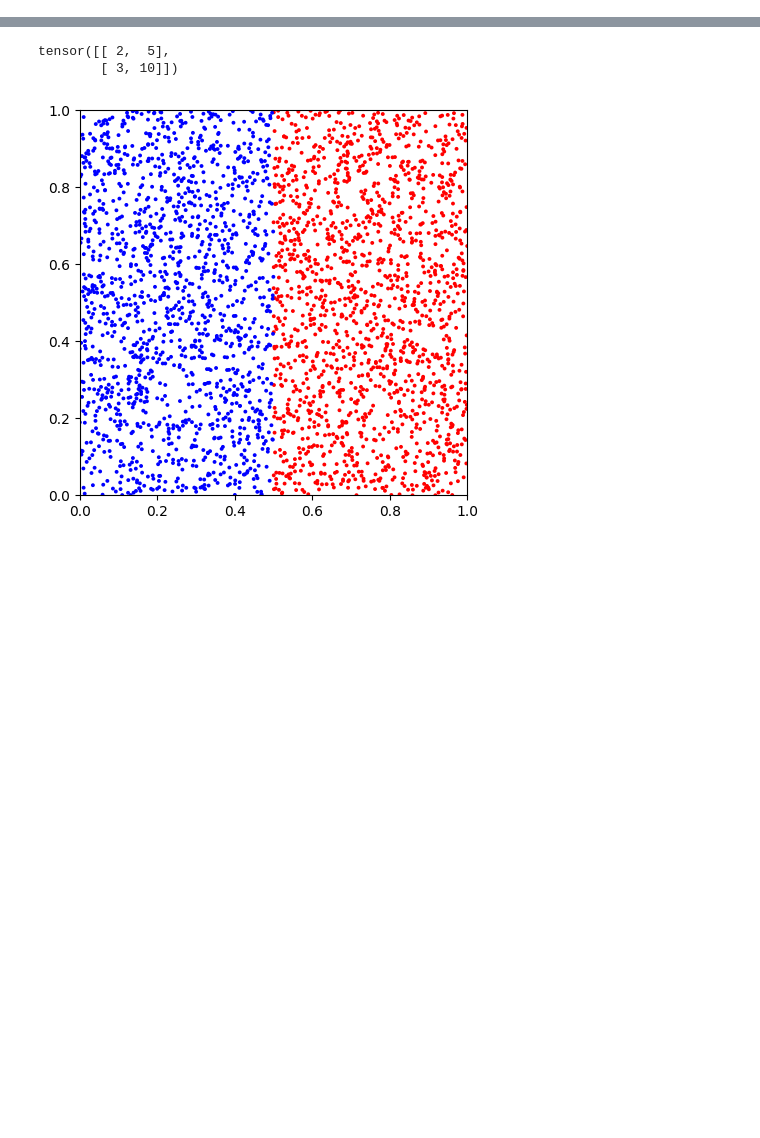
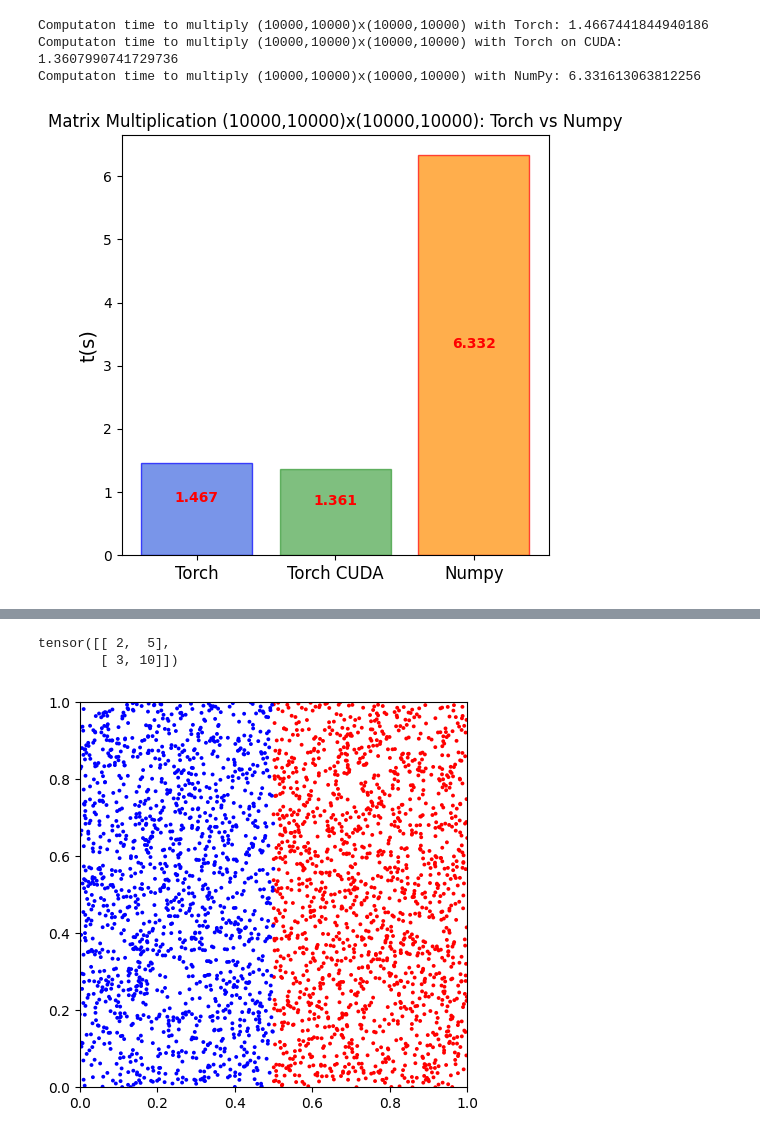
Before and after one commit to mirko-leccese/Science-with-Python-Library, a Jupyter notebook: physics/thermodynamics/maxwell-boltzmann_with_torch.ipynb, the cells around one changed output, grey strips where cells are left out. Cells and saved outputs as stored; diff of their text form; code cells hidden in the pictures; blank space fills up the shorter version.

Commit message:
add brief torch tutorial

```diff
--- a/physics/thermodynamics/boltzmann_gpu.ipynb
+++ b/physics/thermodynamics/maxwell-boltzmann_with_torch.ipynb
@@ -10,0 +171,48 @@ device = torch.device('cuda' if torch.cuda.is_available() else 'cpu')
+# %%
+start = time.time()
+torch.mm(t1, t2)
+execution_time_torch = time.time()-start
+
+start = time.time()
+torch.mm(t1_cuda, t2_cuda)
+execution_time_torch_cuda = time.time()-start
+
+start = time.time()
+np.matmul(np1, np2)
+execution_time_numpy = time.time()-start
+
+
+print(f"Computaton time to multiply ({r},{c})x({c},{r}) with Torch: {execution_time_torch}")
+print(f"Computaton time to multiply ({r},{c})x({c},{r}) with Torch on CUDA: {execution_time_torch_cuda}")
+print(f"Computaton time to multiply ({r},{c})x({c},{r}) with NumPy: {execution_time_numpy}")
+# %% [output]
+Computaton time to multiply (10000,10000)x(10000,10000) with Torch: 1.4667441844940186
+Computaton time to multiply (10000,10000)x(10000,10000) with Torch on CUDA: 1.3607990741729736
+Computaton time to multiply (10000,10000)x(10000,10000) with NumPy: 6.331613063812256
+# %%
+fig, ax = plt.subplots(figsize=(5,5))
+
+bar1 = ax.bar(0, execution_time_torch, color="royalblue", alpha=.7, edgecolor="blue")
+bar2 = ax.bar(1, execution_time_torch_cuda, color="green", alpha=.5, edgecolor="green")
+bar3 = ax.bar(2, execution_time_numpy, color="darkorange", alpha=.7, edgecolor="red")
+
+# Set the xticks positions and labels
+ax.set_xticks([0, 1, 2])
+ax.set_xticklabels(['Torch', 'Torch CUDA', 'Numpy'], fontsize=12)
+
+# Add annotations on top of each bar
+for bars in [bar1, bar2, bar3]:
+    for bar in bars:
+        height = bar.get_height()
+        ax.annotate('{}'.format(round(height, 3)),
+                    xy=(bar.get_x() + bar.get_width() / 2, height/2),
+                    xytext=(0, 3),  # 3 points vertical offset
+                    textcoords="offset points",
+                    ha='center', va='bottom', fontsize=10, fontweight='bold', color='red')
+
+ax.set_title(f"Matrix Multiplication ({r},{c})x({c},{r}): Torch vs Numpy")
+ax.set_ylabel("t(s)", fontsize=14)
+plt.tight_layout()
+plt.show()
+# %% [output]
+[figure, added]
```
Also changed, not shown: parts of 67 cells of this notebook, 3 other files.
